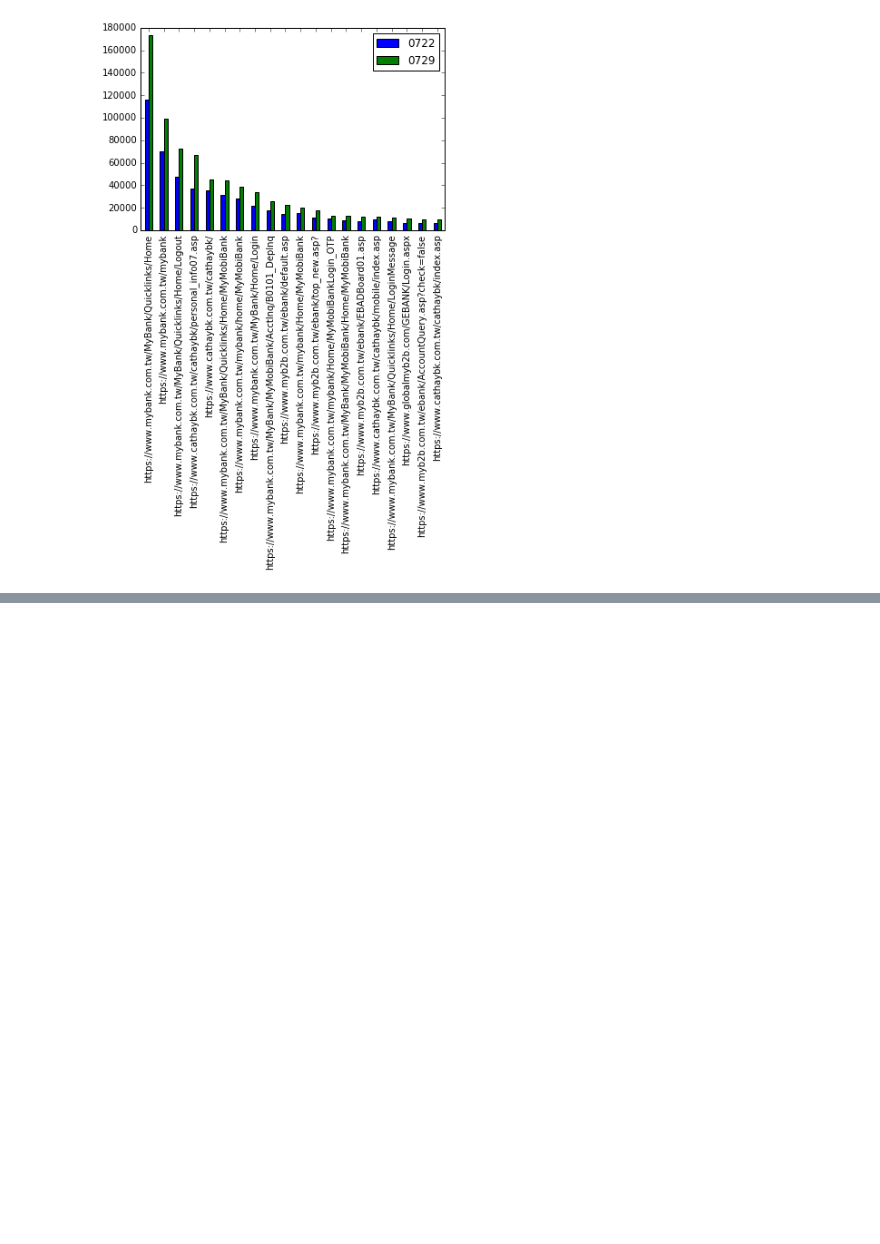
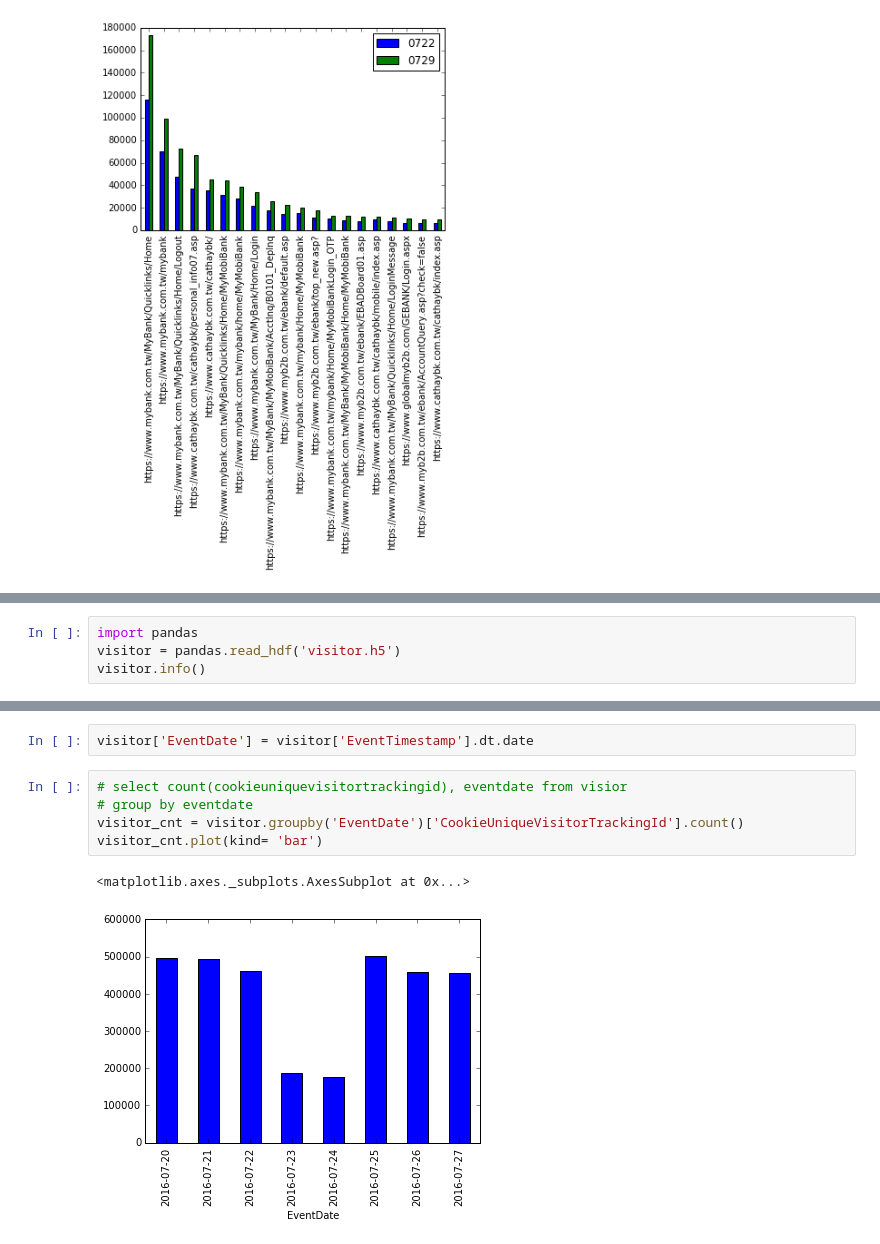
Before and after one commit to ywchiu/cathaybkpython, a Jupyter notebook: Demo20160908.ipynb, the cells around one changed output, grey strips where cells are left out. Cells and saved outputs as stored; diff of their text form; blank space fills up the shorter version.

```diff
--- a/Demo20160908.ipynb
+++ b/Demo20160908.ipynb
@@ -290,0 +333,4 @@ merged_df.sort_values('0729', ascending=False).head(20).plot(kind='bar')
+# %%
+import pandas
+visitor = pandas.read_hdf('visitor.h5')
+visitor.info()
@@ -290,0 +356,10 @@ merged_df.sort_values('0729', ascending=False).head(20).plot(kind='bar')
+# %%
+visitor['EventDate'] = visitor['EventTimestamp'].dt.date
+# %%
+# select count(cookieuniquevisitortrackingid), eventdate from visior
+# group by eventdate
+visitor_cnt = visitor.groupby('EventDate')['CookieUniqueVisitorTrackingId'].count()
+visitor_cnt.plot(kind= 'bar')
+# %% [output]
+<matplotlib.axes._subplots.AxesSubplot at 0x...>
+[figure, added]
```
Also changed, not shown: parts of 21 cells of this notebook.
